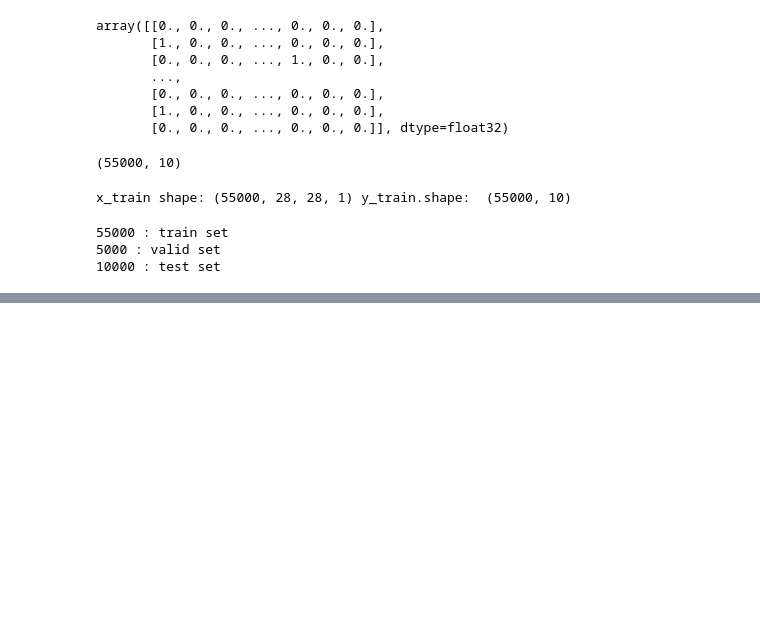
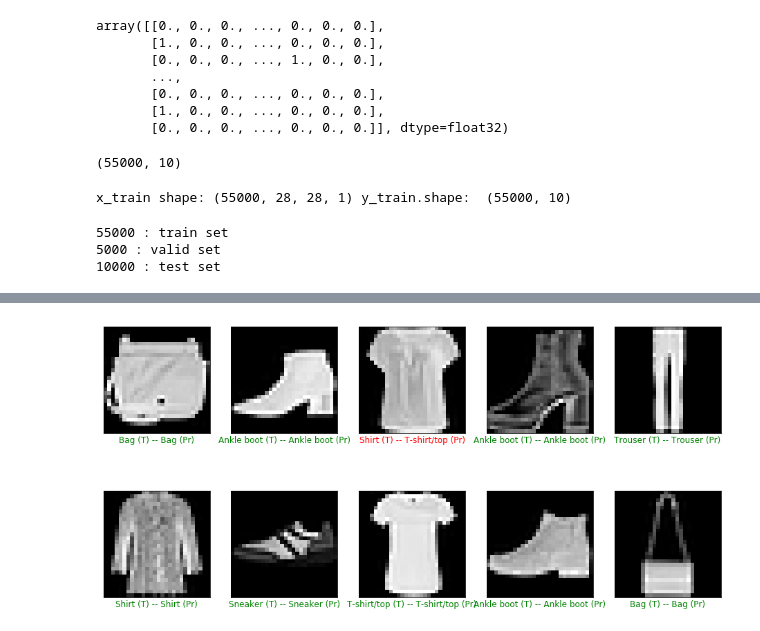
Before and after one commit to towfeeqf/DL-practice-problems, a Jupyter notebook: fashion_test.ipynb, the cells around one changed output, grey strips where cells are left out. Saved outputs shown, nothing was run; the diff lists cells and outputs as text; code cells hidden in the pictures; blank space fills up the shorter version.

```diff
--- a/fashion_test.ipynb
+++ b/fashion_test.ipynb
@@ -235,0 +411,6 @@ print(x_test.shape[0], ": test set")
+# %%
+from keras.callbacks import ModelCheckpoint
+
+checkpointer = ModelCheckpoint(filepath='model.weights.best.hdf5', verbose=1, save_best_only=1)
+# %%
+model3.fit(x_train,y_train,epochs=10,batch_size=64,validation_data=(x_valid,y_valid),callbacks=[checkpointer])
@@ -235,0 +436,3 @@ print(x_test.shape[0], ": test set")
+# %%
+# Load the weights with the best validation accuracy
+model3.load_weights('model.weights.best.hdf5')
@@ -235,0 +461,4 @@ print(x_test.shape[0], ": test set")
+# %%
+# visualize te predictions
+
+y_hat = model3.predict(x_test)
@@ -235,0 +503,24 @@ print(x_test.shape[0], ": test set")
+# %%
+
+# random number list
+x_test_10= np.random.choice(x_test.shape[0],size=10,replace=False)
+#print(x_test_10)
+
+plt.figure(figsize=(16,8))
+
+for i, index in enumerate(x_test_10,start=0):
+  #print(item)
+  plt.subplot(2,5,i+1,xticks=[],yticks=[])
+  plt.imshow(np.squeeze(x_test[index]),cmap='gray')  # np.squeeze is used to remove single diimensionality in an array
+
+  #print(np.argmax(y_hat[index])) # argmax returns index of the
+  predict_index = np.argmax(y_hat[index])
+  true_index = np.argmax(y_test[index])
+
+  text_color ="green" if predict_index==true_index else "red"
+
+
+  # set the title for each image --- T : True index , Pr : Precited
+  plt.xlabel(str(fashion_mnist_labels[true_index] + " (T) -- "+fashion_mnist_labels[predict_index])+" (Pr)",color=text_color,fontsize=12)
+# %% [output]
+[figure, added]
```
Also changed, not shown: parts of 25 cells of this notebook.
